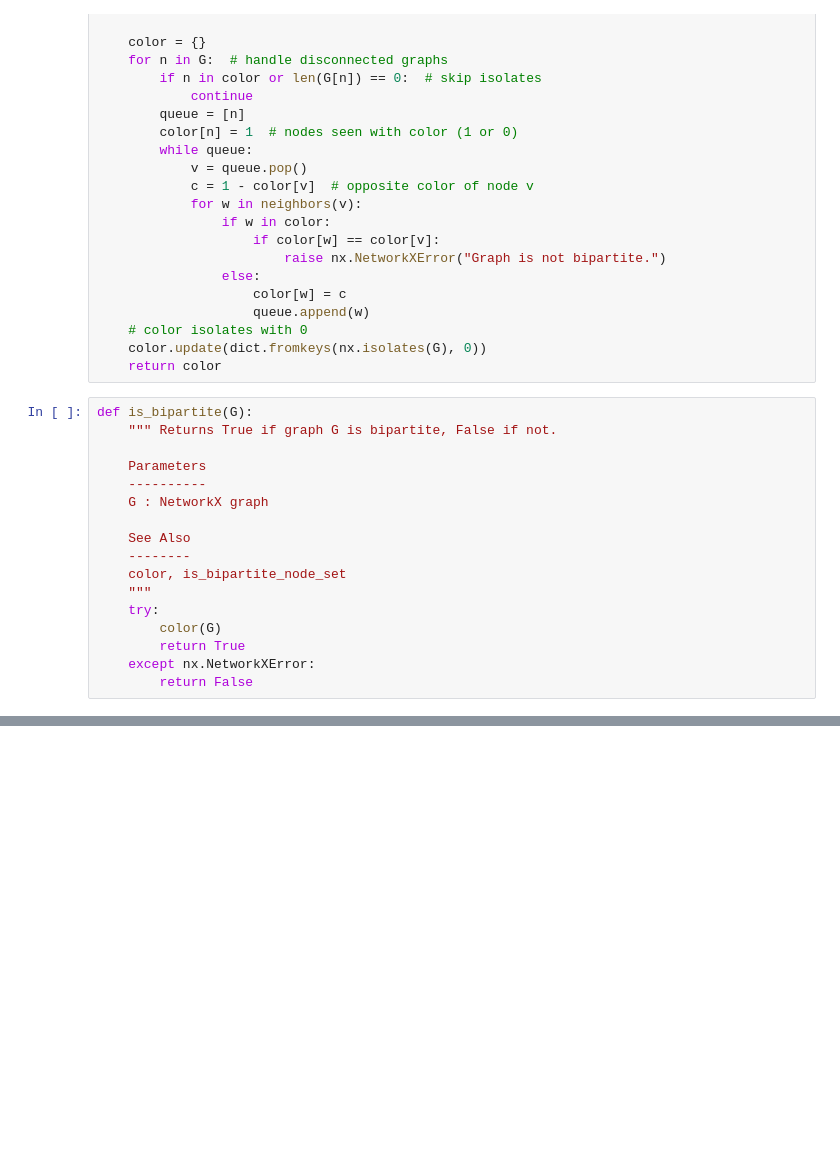
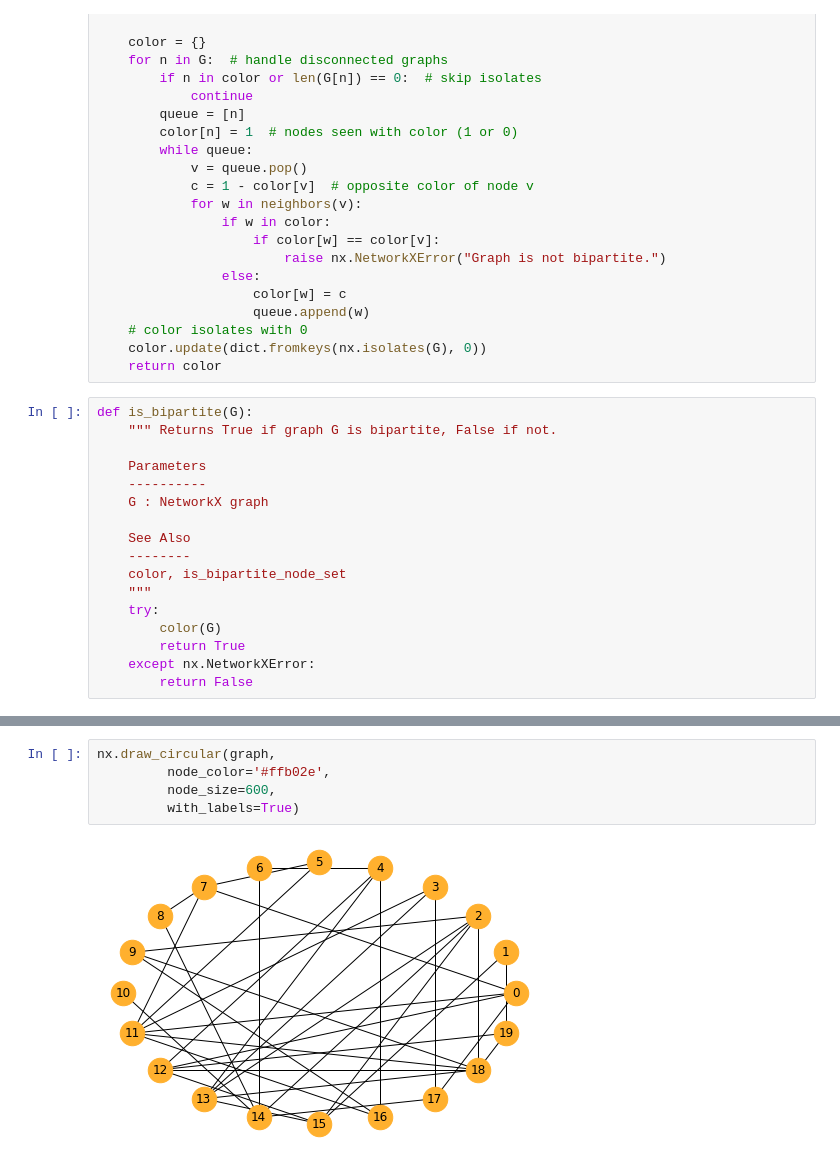
Before and after one commit to OlyaKotova/Graphs, a Jupyter notebook: diplom.ipynb, the cells around one changed output, grey strips where cells are left out. Cells and saved outputs as stored; diff of their text form; blank space fills up the shorter version.

```diff
--- a/diplom.ipynb
+++ b/diplom.ipynb
@@ -140,3 +150,10 @@ nx.draw_circular(graph,
+# %%
+nx.draw_circular(graph,
+         node_color='#ffb02e',
+         node_size=600,
+         with_labels=True)
+# %% [output]
+[figure, added]
 # %%
 sub = graph
 
```
Also changed, not shown: parts of 7 cells of this notebook.
